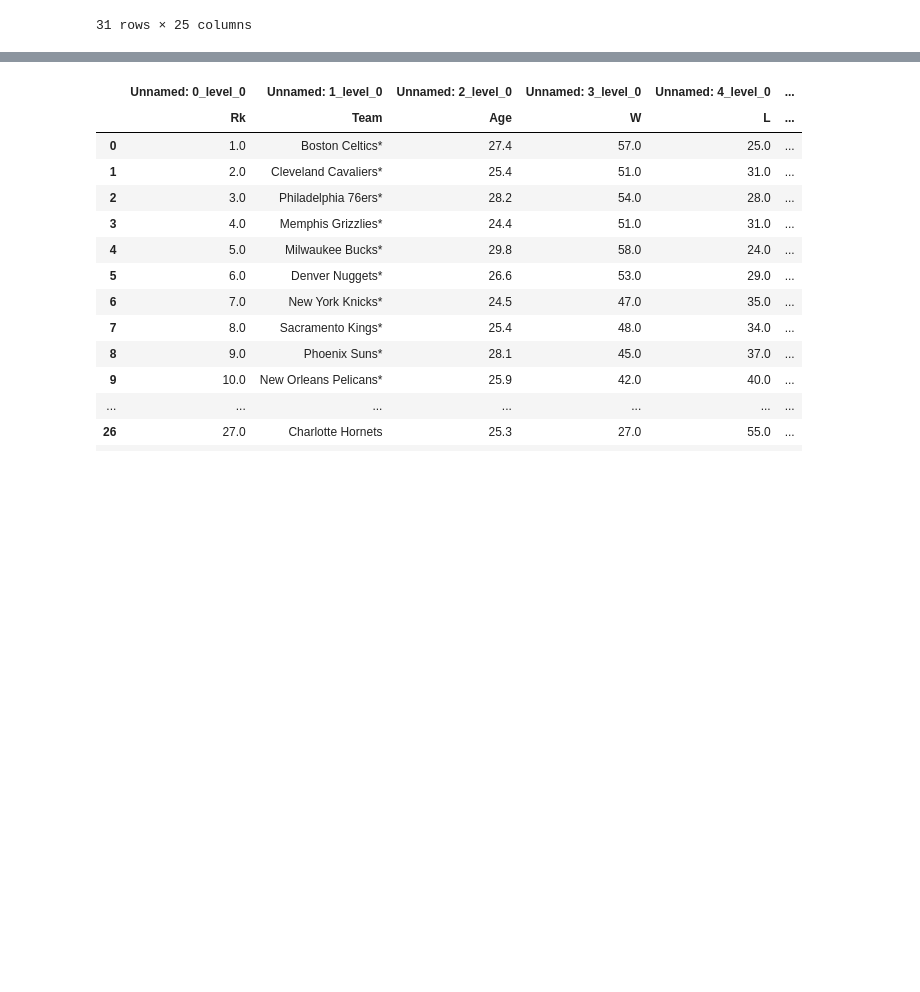
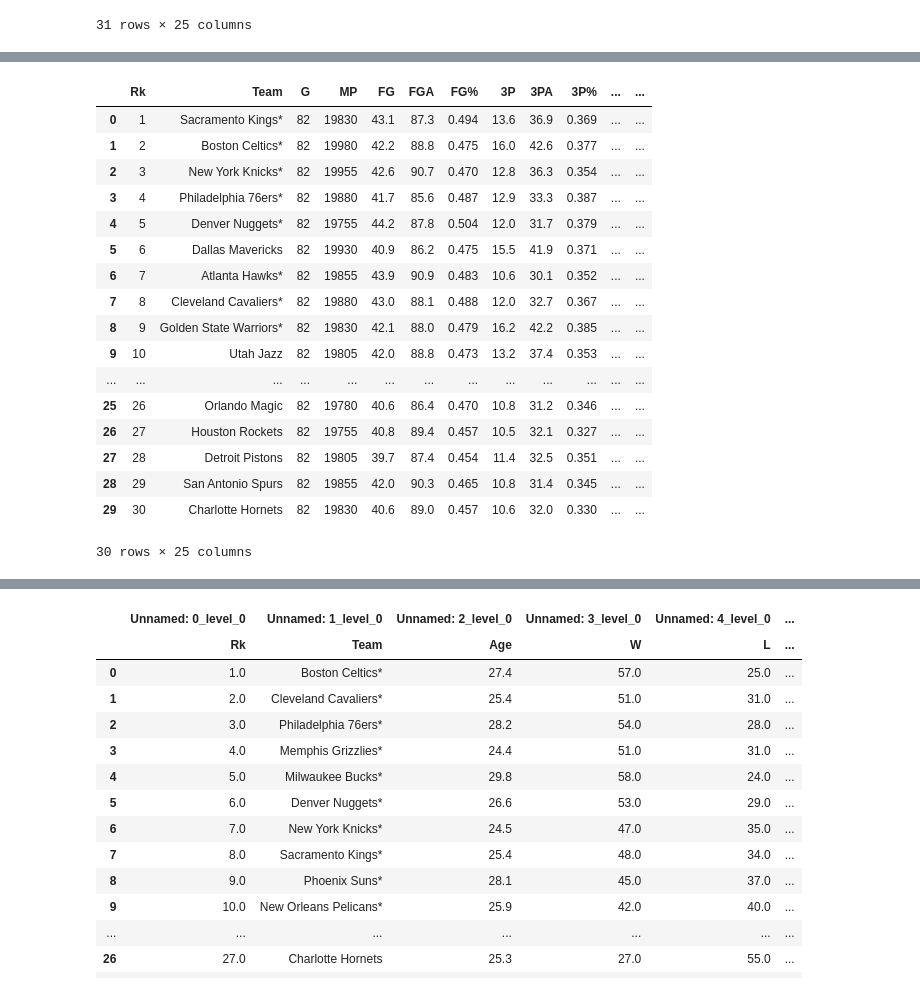
Before and after one commit to chocolate-sprinkles/Data-Analysis-Portfolio, a Jupyter notebook: projects/bbref_api/playgroud.ipynb, the cells around one changed output, grey strips where cells are left out. Saved outputs shown, nothing was run; the diff lists cells and outputs as text; code cells hidden in the pictures; blank space fills up the shorter version.

```diff
--- a/projects/bbref_api/playgroud.ipynb
+++ b/projects/bbref_api/playgroud.ipynb
@@ -138,0 +93,21 @@ soup = BeautifulSoup(response.content, "html.parser")
+# %%
+pd.read_html(str(soup.find('table', {"id": "per_poss-team"})))[0]
+# %% [output]
+|  | Rk | Team | G | MP | FG | FGA | FG% | 3P | 3PA | 3P% | ... | ... |
+| 0 | 1 | Sacramento Kings* | 82 | 19830 | 43.1 | 87.3 | 0.494 | 13.6 | 36.9 | 0.369 | ... | ... |
+| 1 | 2 | Boston Celtics* | 82 | 19980 | 42.2 | 88.8 | 0.475 | 16.0 | 42.6 | 0.377 | ... | ... |
+| 2 | 3 | New York Knicks* | 82 | 19955 | 42.6 | 90.7 | 0.470 | 12.8 | 36.3 | 0.354 | ... | ... |
+| 3 | 4 | Philadelphia 76ers* | 82 | 19880 | 41.7 | 85.6 | 0.487 | 12.9 | 33.3 | 0.387 | ... | ... |
+| 4 | 5 | Denver Nuggets* | 82 | 19755 | 44.2 | 87.8 | 0.504 | 12.0 | 31.7 | 0.379 | ... | ... |
+| 5 | 6 | Dallas Mavericks | 82 | 19930 | 40.9 | 86.2 | 0.475 | 15.5 | 41.9 | 0.371 | ... | ... |
+| 6 | 7 | Atlanta Hawks* | 82 | 19855 | 43.9 | 90.9 | 0.483 | 10.6 | 30.1 | 0.352 | ... | ... |
+| 7 | 8 | Cleveland Cavaliers* | 82 | 19880 | 43.0 | 88.1 | 0.488 | 12.0 | 32.7 | 0.367 | ... | ... |
+| 8 | 9 | Golden State Warriors* | 82 | 19830 | 42.1 | 88.0 | 0.479 | 16.2 | 42.2 | 0.385 | ... | ... |
+| 9 | 10 | Utah Jazz | 82 | 19805 | 42.0 | 88.8 | 0.473 | 13.2 | 37.4 | 0.353 | ... | ... |
+| ... | ... | ... | ... | ... | ... | ... | ... | ... | ... | ... | ... | ... |
+| 25 | 26 | Orlando Magic | 82 | 19780 | 40.6 | 86.4 | 0.470 | 10.8 | 31.2 | 0.346 | ... | ... |
+| 26 | 27 | Houston Rockets | 82 | 19755 | 40.8 | 89.4 | 0.457 | 10.5 | 32.1 | 0.327 | ... | ... |
+| 27 | 28 | Detroit Pistons | 82 | 19805 | 39.7 | 87.4 | 0.454 | 11.4 | 32.5 | 0.351 | ... | ... |
+| 28 | 29 | San Antonio Spurs | 82 | 19855 | 42.0 | 90.3 | 0.465 | 10.8 | 31.4 | 0.345 | ... | ... |
+| 29 | 30 | Charlotte Hornets | 82 | 19830 | 40.6 | 89.0 | 0.457 | 10.6 | 32.0 | 0.330 | ... | ... |
+30 rows × 25 columns
```
Also changed, not shown: parts of 21 cells of this notebook, 4 other files.
